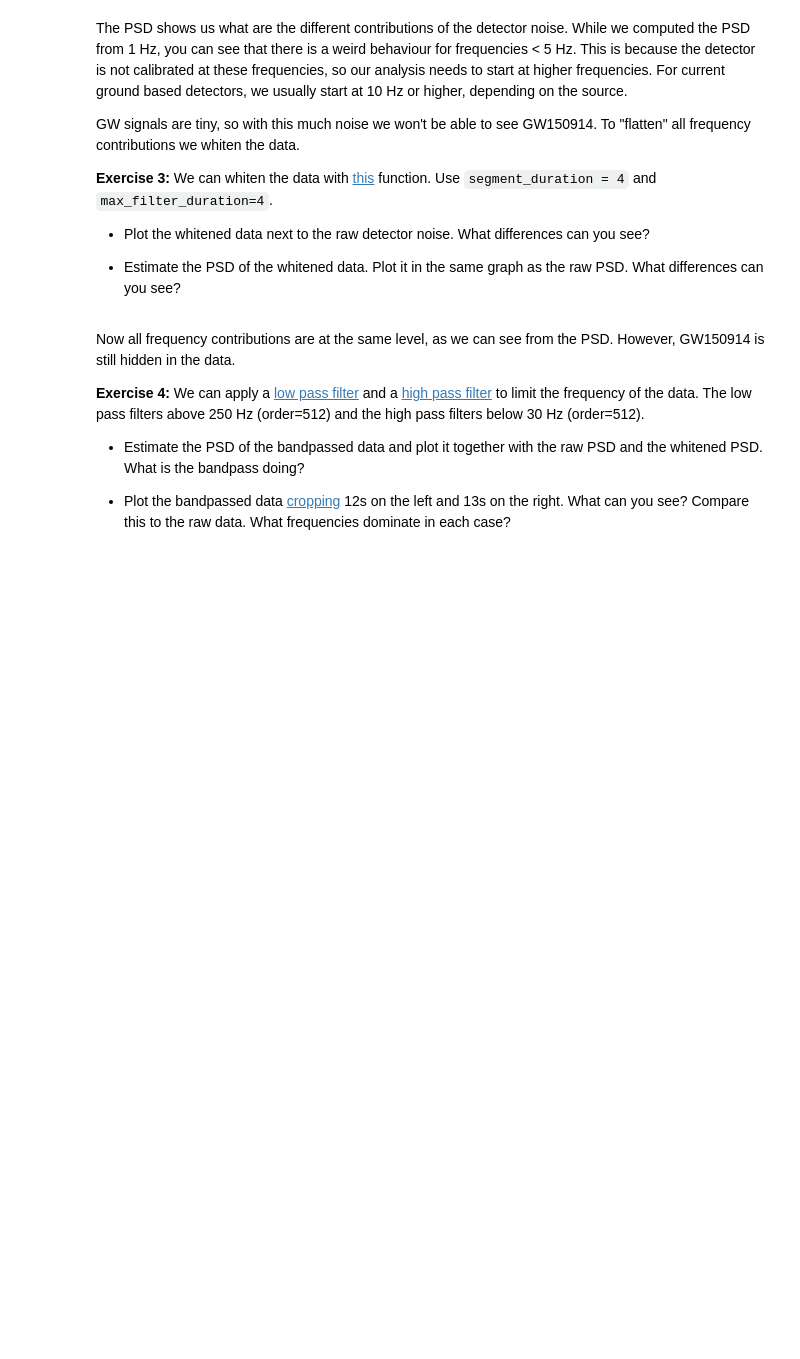
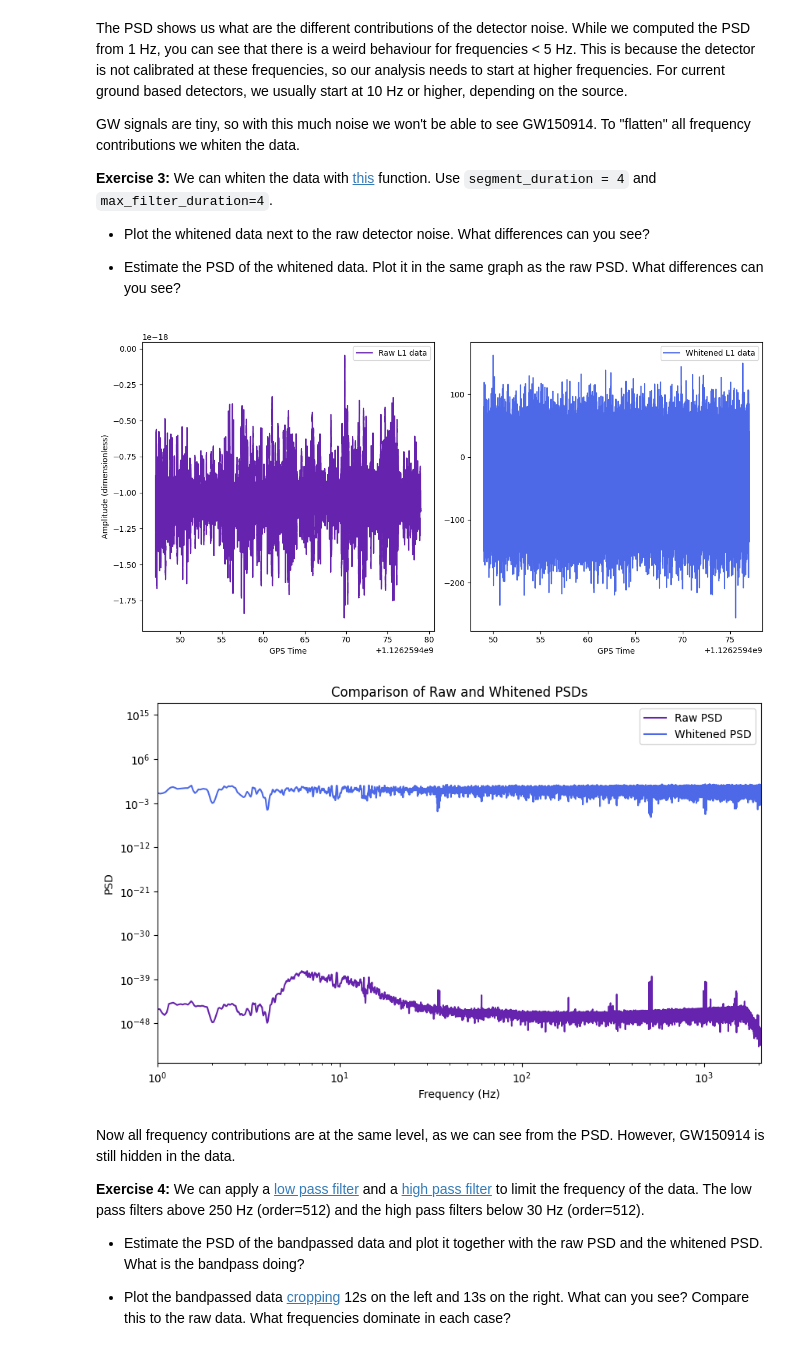
Before and after one commit to lisamadeddu/lisa-PRA3024, a Jupyter notebook: GW_tutorial_2_detector_noise_PSD.ipynb, the cells around one changed output. Drawn from its saved outputs; the diff is of its cells as text; code cells hidden in the pictures; blank space fills up the shorter version.

```diff
--- a/GW_tutorial_2_detector_noise_PSD.ipynb
+++ b/GW_tutorial_2_detector_noise_PSD.ipynb
@@ -102,6 +138,37 @@ GW signals are tiny, so with this much noise we won't be able to see GW150914. T
 - Plot the whitened data next to the raw detector noise. What differences can you see?
 
 - Estimate the PSD of the whitened data. Plot it in the same graph as the raw PSD. What differences can you see?
+# %%
+whitened_data=data.whiten(4,4)
+psd_whiten=whitened_data.filter_psd(whitened_data.duration,whitened_data.delta_f,flow=1)
+
+fig=plt.figure(figsize=(12,6))
+plt.subplot(1,2,1)
+plt.plot(data.sample_times,data,label='Raw L1 data', color='#6623ad')
+plt.xlabel('GPS Time')
+plt.ylabel('Amplitude (dimensionless)')
+plt.legend()
+
+plt.subplot(1,2,2)
+plt.plot(whitened_data.sample_times,whitened_data,label='Whitened L1 data', color='#4d69e8')
+plt.tight_layout()
+plt.legend()
+plt.xlabel('GPS Time')
+plt.show()
+
+raw_psd=data.filter_psd(data.duration,data.delta_f,flow=1)
+plt.figure(figsize=(10,6))
+plt.loglog(raw_psd.sample_frequencies,raw_psd,label='Raw PSD', color='#6623ad')
+plt.loglog(psd_whiten.sample_frequencies,psd_whiten,label='Whitened PSD', color='#4d69e8')
+plt.xlabel('Frequency (Hz)')
+plt.ylabel('PSD')
+plt.xlim(flow,data.sample_rate/2)
+plt.title('Comparison of Raw and Whitened PSDs')
+plt.legend()
+plt.show()
+# %% [output]
+[figure, added]
+[figure, added]
 # %% [markdown]
 Now all frequency contributions are at the same level, as we can see from the PSD. However, GW150914 is still hidden in the data.
 
```
Also changed, not shown: parts of 4 cells of this notebook.
